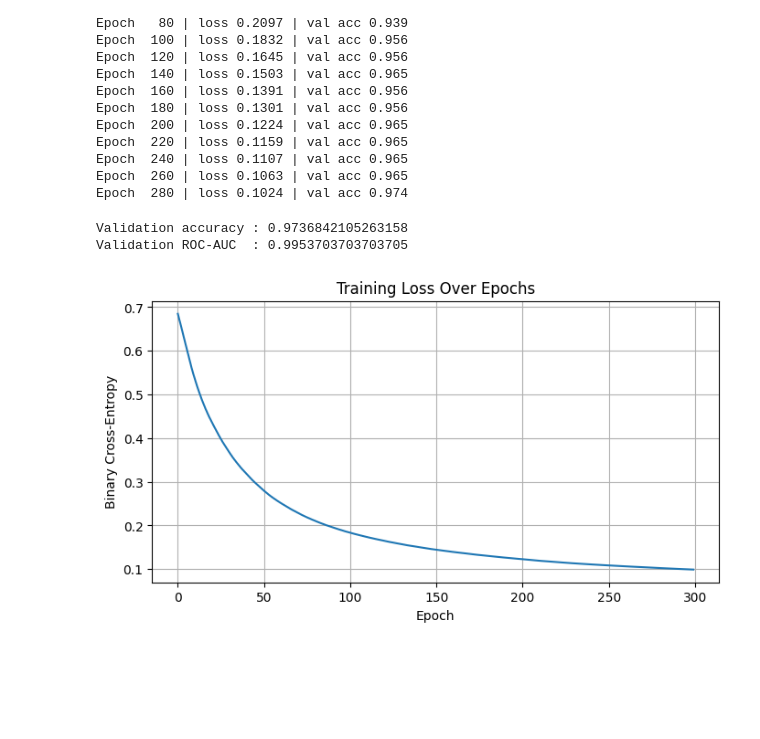
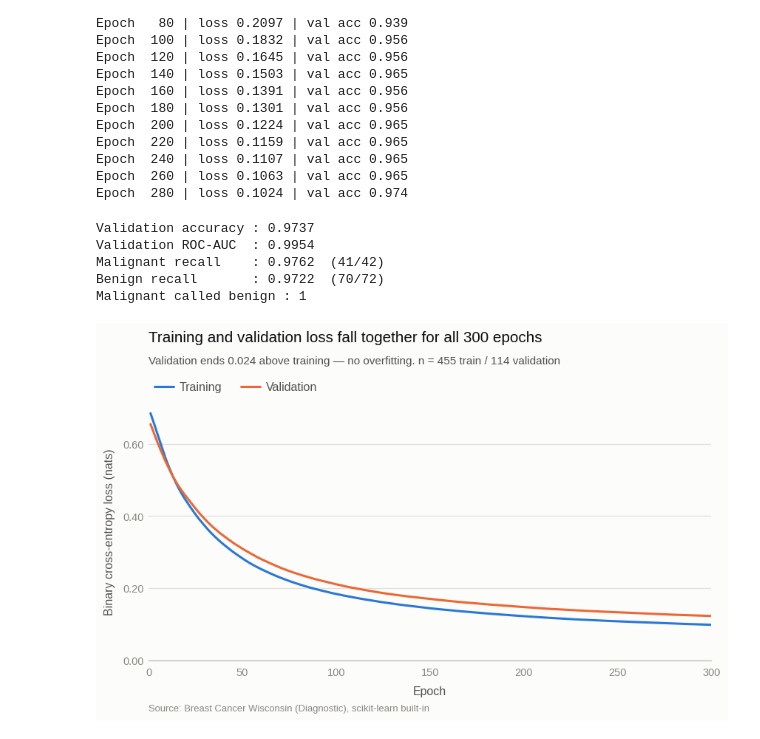
Before and after one commit to VishnujanNarayanan/Neural_net_from_scratch, a Jupyter notebook: NeuralNet_BreastCancer.ipynb, the cells around one changed output. Drawn from its saved outputs; the diff is of its cells as text; code cells hidden in the pictures; blank space fills up the shorter version.

```diff
--- a/NeuralNet_BreastCancer.ipynb
+++ b/NeuralNet_BreastCancer.ipynb
@@ -41,6 +46,7 @@ class NeuralNN:
             self.W.append(np.random.randn(m, n) * np.sqrt(2/m))  # He init
             self.b.append(np.zeros((1, n)))
         self.loss_hist = []
+        self.val_loss_hist = []      # tracked so the loss curve can show overfitting
 
     # forward pass ----------------------------------------------------------
     def _forward(self, X):
@@ -75,10 +81,12 @@ class NeuralNN:
                 batch = idx[start:start+self.batch]
                 A, Z = self._forward(X[batch])
                 self._backward(A, Z, y[batch])
-            # track loss
+            # track loss on both splits, so the curves can be compared
             yhat = self._forward(X)[0][-1]
             loss = bce(y, yhat)
             self.loss_hist.append(loss)
+            if X_val is not None:
+                self.val_loss_hist.append(bce(y_val, self.predict_proba(X_val)))
             if verbose and epoch % verbose == 0:
                 msg = f"Epoch {epoch:4d} | loss {loss:.4f}"
                 if X_val is not None:
@@ -115,19 +123,52 @@ Epoch  280 | loss 0.1024 | val acc 0.974
 y_prob = net.predict_proba(X_val)
 y_pred = net.predict(X_val)
 
-print("Validation accuracy :", accuracy_score(y_val, y_pred))
-print("Validation ROC‑AUC  :", roc_auc_score(y_val, y_prob))
+val_acc = accuracy_score(y_val, y_pred)
+val_auc = roc_auc_score(y_val, y_prob)
+
+# Class 0 is malignant and class 1 is benign, so a "false positive" here means a
+# malignant case called benign — the clinically expensive error.
+cm = confusion_matrix(y_val, y_pred)
+(tn, fp), (fn, tp) = cm
+n_malignant, n_benign = cm.sum(axis=1)
+
+print(f"Validation accuracy : {val_acc:.4f}")
+print(f"Validation ROC-AUC  : {val_auc:.4f}")
+print(f"Malignant recall    : {tn/n_malignant:.4f}  ({tn}/{n_malignant})")
+print(f"Benign recall       : {tp/n_benign:.4f}  ({tp}/{n_benign})")
+print(f"Malignant called benign : {fp}")
 # %% [output]
-Validation accuracy : 0.9736842105263158
-Validation ROC‑AUC  : 0.9953703703703705
+Validation accuracy : 0.9737
+Validation ROC-AUC  : 0.9954
+Malignant recall    : 0.9762  (41/42)
+Benign recall       : 0.9722  (70/72)
+Malignant called benign : 1
 # %%
-plt.figure(figsize=(8,4))
-plt.plot(net.loss_hist)
-plt.title("Training Loss Over Epochs")
-plt.xlabel("Epoch")
-plt.ylabel("Binary Cross‑Entropy")
-plt.grid(True)
+# Figure 1 — training vs validation loss
+fig, ax = vz.new_figure()
+
+epochs = range(1, len(net.loss_hist) + 1)
+ax.plot(epochs, net.loss_hist, color=vz.BLUE, label="Training", **vz.LINE)
+ax.plot(epochs, net.val_loss_hist, color=vz.ORANGE, label="Validation", **vz.LINE)
+
+ax.set_xlim(0, len(net.loss_hist))
+ax.set_ylim(0, None)
+vz.nice_ticks(ax)
+ax.yaxis.set_major_formatter(vz.decimals(2))
+
+final_gap = net.val_loss_hist[-1] - net.loss_hist[-1]
+vz.finalize(
+    fig, ax,
+    title="Training and validation loss fall together for all 300 epochs",
+    subtitle=(f"Validation ends {final_gap:.3f} above training — no overfitting. "
+              f"n = 455 train / 114 validation"),
+    xlabel="Epoch",
+    ylabel="Binary cross-entropy loss (nats)",
+    source="Source: Breast Cancer Wisconsin (Diagnostic), scikit-learn built-in",
+    legend=True,
+)
+vz.save(fig, "01_loss_curve")
 plt.show()
 # %% [output]
-[figure, old version]
+[figure, new version]
 # %%
```
Also changed, not shown: parts of 3 cells of this notebook, 7 other files.
